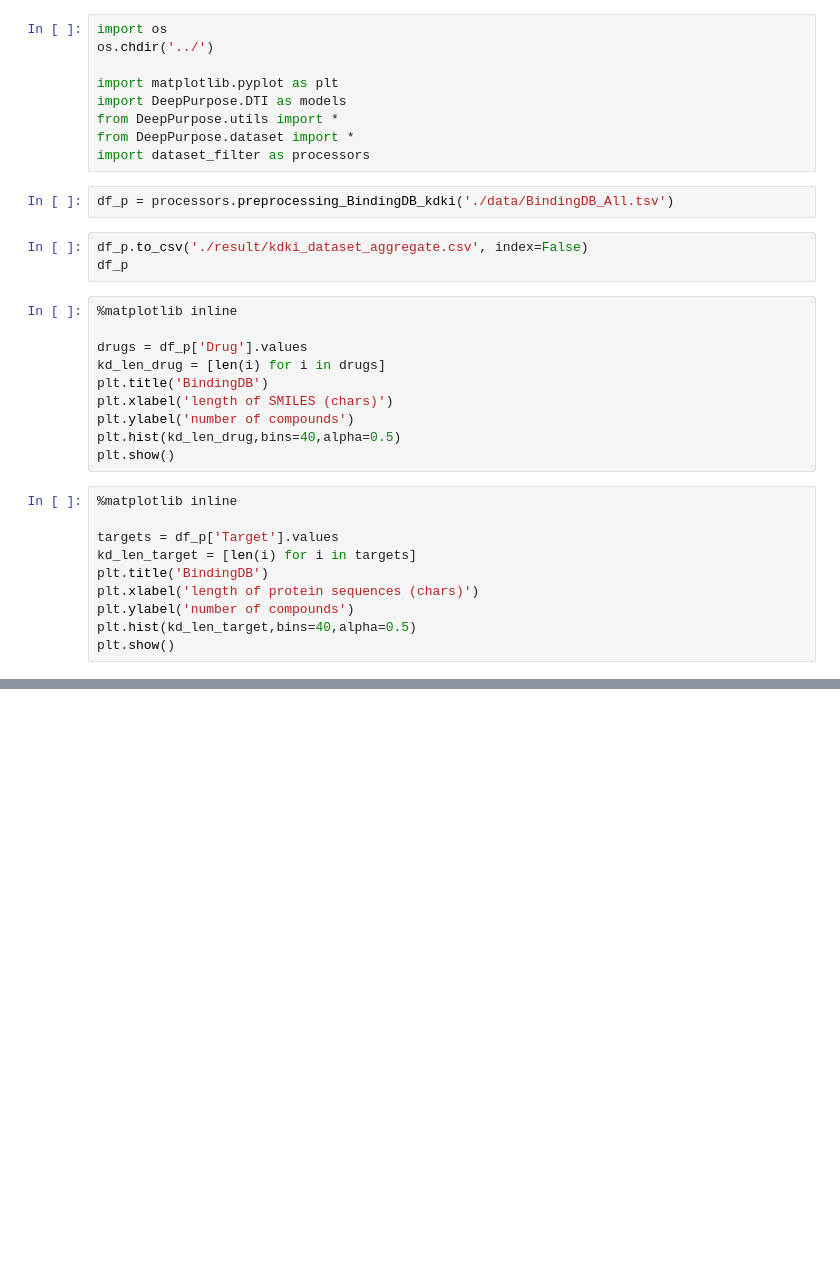
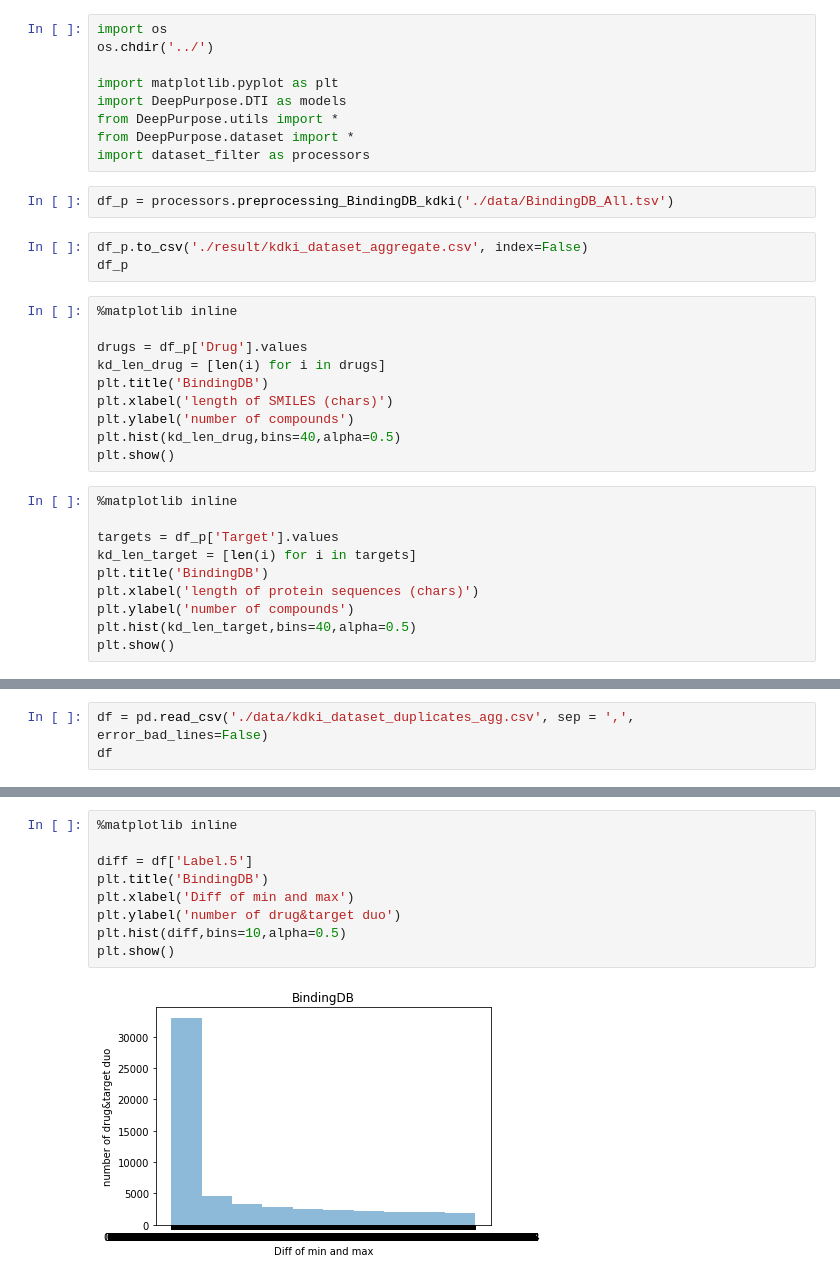
Before and after one commit to hustakin/DeepPurpose, a Jupyter notebook: Processing/Test.ipynb, the cells around one changed output, grey strips where cells are left out. Saved outputs shown, nothing was run; the diff lists cells and outputs as text; blank space fills up the shorter version.

```diff
--- a/Processing/Test.ipynb
+++ b/Processing/Test.ipynb
@@ -34,0 +132,3 @@ plt.show()
+# %%
+df = pd.read_csv('./data/kdki_dataset_duplicates_agg.csv', sep = ',', error_bad_lines=False)
+df
@@ -34,0 +149,11 @@ plt.show()
+# %%
+%matplotlib inline
+
+diff = df['Label.5']
+plt.title('BindingDB')
+plt.xlabel('Diff of min and max')
+plt.ylabel('number of drug&target duo')
+plt.hist(diff,bins=10,alpha=0.5)
+plt.show()
+# %% [output]
+[figure, added]
```
Also changed, not shown: parts of 5 cells of this notebook, 28 other files.
